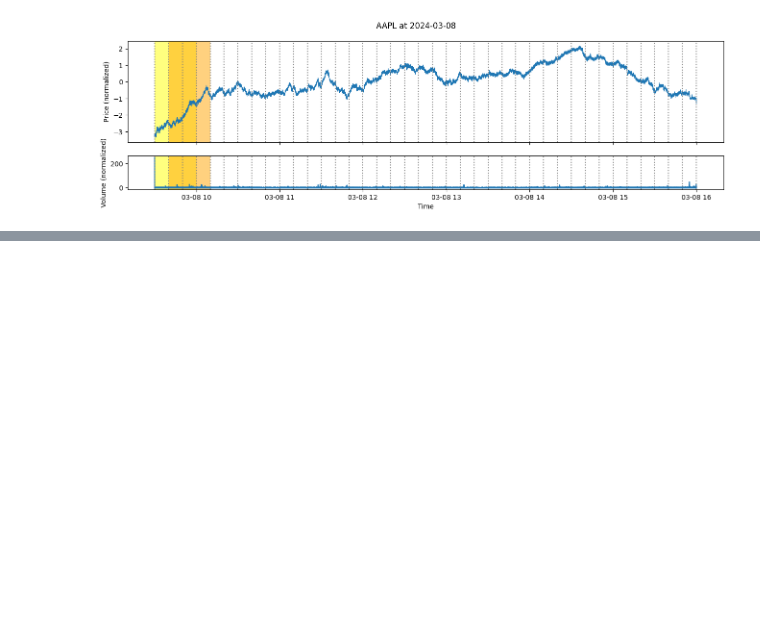
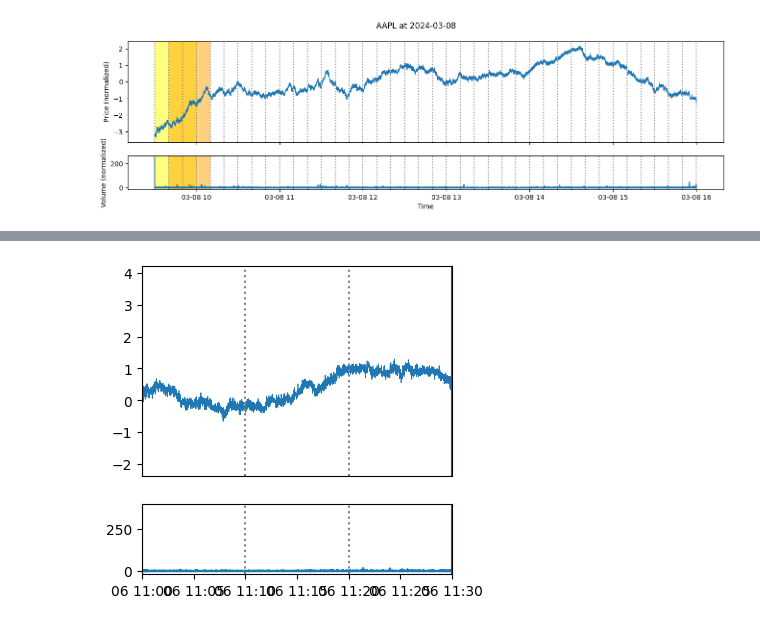
Before and after one commit to tom21100227/TCN-stock-abnormality-detection, a Jupyter notebook: make_figures.ipynb, the cells around one changed output, grey strips where cells are left out. Cells and saved outputs as stored; diff of their text form; code cells hidden in the pictures; blank space fills up the shorter version.

```diff
--- a/make_figures.ipynb
+++ b/make_figures.ipynb
@@ -152,0 +155,86 @@ start_time
+# %%
+import matplotlib.pyplot as plt
+
+# Create subplots with height ratios
+fig, (ax1, ax2) = plt.subplots(2, 1, figsize=(4, 4), gridspec_kw={'height_ratios': [3, 1]})
+
+# Plot price as a line graph
+ax1.plot(pv_list[3]['Price'], linewidth=0.5)
+ax1.set_ylabel('Price (normalized)')
+
+# Plot volume as a bar graph
+ax2.plot(pv_list[3]['Size'])
+ax2.set_ylabel('Volume (normalized)')
+
+# Set x-axis label for the last subplot
+ax2.set_xlabel('Time')
+
+# Add vertical dotted lines every ten minutes
+import datetime
+
+# Convert 10 minutes to pandas timedelta
+ten_minutes = pd.Timedelta(minutes=10)
+
+# Get the start and end times of the plot
+start_time = pv_list[3].index[0]
+end_time = pv_list[3].index[-1]
+
+# Calculate the number of ten-minute intervals between start and end times
+num_intervals = int((end_time - start_time) / ten_minutes)
+
+# Iterate over the intervals and add vertical lines
+for i in range(num_intervals + 2):
+    line_time = start_time + (i * ten_minutes)
+    ax1.axvline(line_time, linestyle='dotted', color='gray')
+    ax2.axvline(line_time, linestyle='dotted', color='gray')
+    if i % 3 == 0:
+        ax1.axvline(line_time, linestyle='solid', color='red')
+        ax2.axvline(line_time, linestyle='solid', color='red')
+
+# # Highlight the first 40 minutes by changing the background color
+# ax1.axvspan(start_time, start_time + pd.Timedelta(minutes=30), facecolor='pink', alpha=0.5)
+# ax2.axvspan(start_time, start_time + pd.Timedelta(minutes=30), facecolor='pink', alpha=0.5)
+
+# ax1.axvspan(start_time+ pd.Timedelta(minutes=30), start_time + pd.Timedelta(minutes=60), facecolor='red', alpha=0.5)
+# ax2.axvspan(start_time+ pd.Timedelta(minutes=30), start_time + pd.Timedelta(minutes=60), facecolor='red', alpha=0.5)
+
+# ax1.axvspan(start_time+ pd.Timedelta(minutes=60), start_time + pd.Timedelta(minutes=90), facecolor='yellow', alpha=0.5)
+# ax2.axvspan(start_time+ pd.Timedelta(minutes=60), start_time + pd.Timedelta(minutes=90), facecolor='yellow', alpha=0.5)
+
+# ax1.axvspan(start_time+ pd.Timedelta(minutes=90), start_time + pd.Timedelta(minutes=120), facecolor='green', alpha=0.5)
+# ax2.axvspan(start_time+ pd.Timedelta(minutes=90), start_time + pd.Timedelta(minutes=120), facecolor='green', alpha=0.5)
+
+# ax1.axvspan(start_time+ pd.Timedelta(minutes=120), start_time + pd.Timedelta(minutes=150), facecolor='lightblue', alpha=0.5)
+# ax2.axvspan(start_time+ pd.Timedelta(minutes=120), start_time + pd.Timedelta(minutes=150), facecolor='lightblue', alpha=0.5)
+
+
+
+# Adjust spacing between subplots
+# plt.subplots_adjust(hspace=0.3)
+
+# remove the x-axis label for the first subplot
+plt.setp(ax1.get_xticklabels(), visible=False)
+
+# Add a title
+# plt.suptitle('AAPL at 2024-03-06 (Partially)')
+
+# Set the x-axis limits
+start_time = start_time.replace(hour=11, minute=00, second=0)
+end_time = start_time.replace(hour=11, minute=30, second=0)
+ax1.set_xlim(start_time, end_time)
+ax2.set_xlim(start_time, end_time)
+
+# remove all axis labels and title
+ax1.set_ylabel('')
+ax2.set_ylabel('')
+ax1.set_xlabel('')
+ax2.set_xlabel('')
+ax1.set_title('')
+
+# remove x ticks
+ax1.set_xticks([])
+
+# Show the figure
+plt.show()
+# %% [output]
+[figure, added]
```
Also changed, not shown: parts of 4 cells of this notebook, 2 other files.
